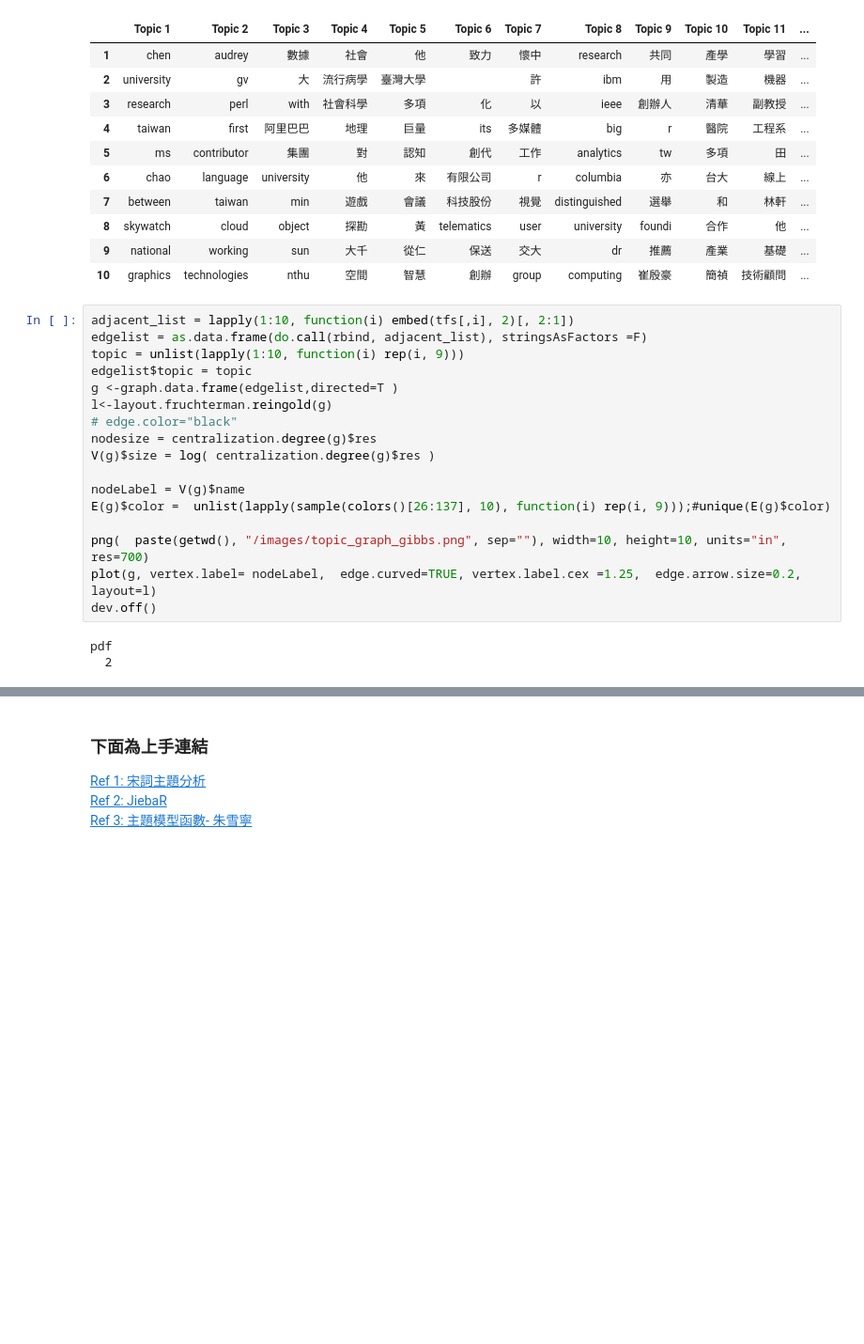
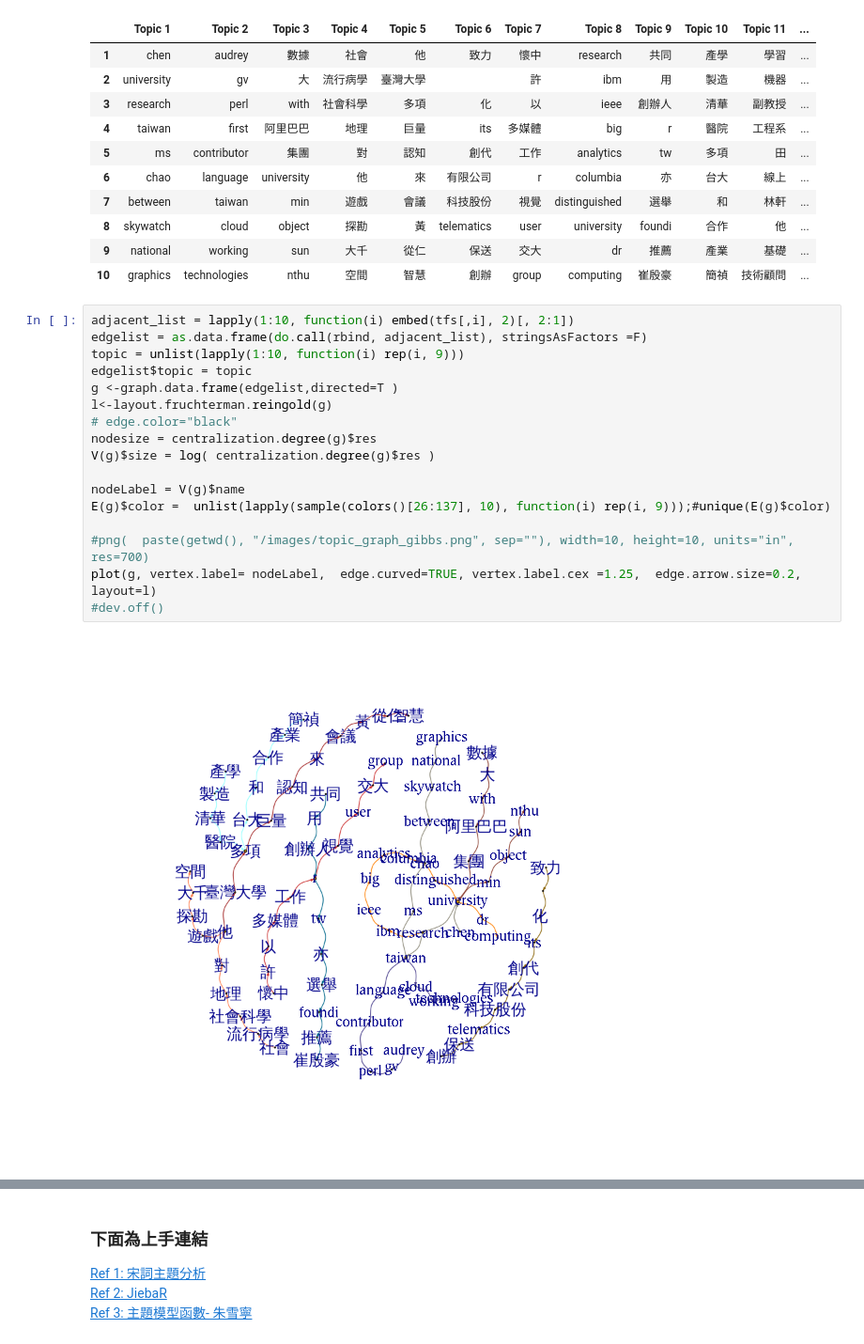
Before and after one commit to whizzalan/RTextMining, a Jupyter notebook: lightingTalk/lightingTalk.ipynb, the cells around one changed output, grey strips where cells are left out. Shown at 94% size. Drawn from its saved outputs; the diff is of its cells as text; blank space fills up the shorter version.

```diff
--- a/lightingTalk/lightingTalk.ipynb
+++ b/lightingTalk/lightingTalk.ipynb
@@ -282,23 +282,22 @@ tfs = as.data.frame(termsForSave2, stringsAsFactors = F);tfs
 # %%
 adjacent_list = lapply(1:10, function(i) embed(tfs[,i], 2)[, 2:1])
 edgelist = as.data.frame(do.call(rbind, adjacent_list), stringsAsFactors =F)
 topic = unlist(lapply(1:10, function(i) rep(i, 9)))
 edgelist$topic = topic
 g <-graph.data.frame(edgelist,directed=T )
 l<-layout.fruchterman.reingold(g)
 # edge.color="black"
 nodesize = centralization.degree(g)$res
 V(g)$size = log( centralization.degree(g)$res )
 
 nodeLabel = V(g)$name
 E(g)$color =  unlist(lapply(sample(colors()[26:137], 10), function(i) rep(i, 9)));#unique(E(g)$color)
 
-png(  paste(getwd(), "/images/topic_graph_gibbs.png", sep=""), width=10, height=10, units="in", res=700)
+#png(  paste(getwd(), "/images/topic_graph_gibbs.png", sep=""), width=10, height=10, units="in", res=700)
 plot(g, vertex.label= nodeLabel,  edge.curved=TRUE, vertex.label.cex =1.25,  edge.arrow.size=0.2, layout=l)
-dev.off()
+#dev.off()
 # %% [output]
-pdf
-  2
+[figure, added]
 # %% [markdown]
 ![topic_graph](images/topic_graph_gibbs.png)
 # %% [markdown]
```
